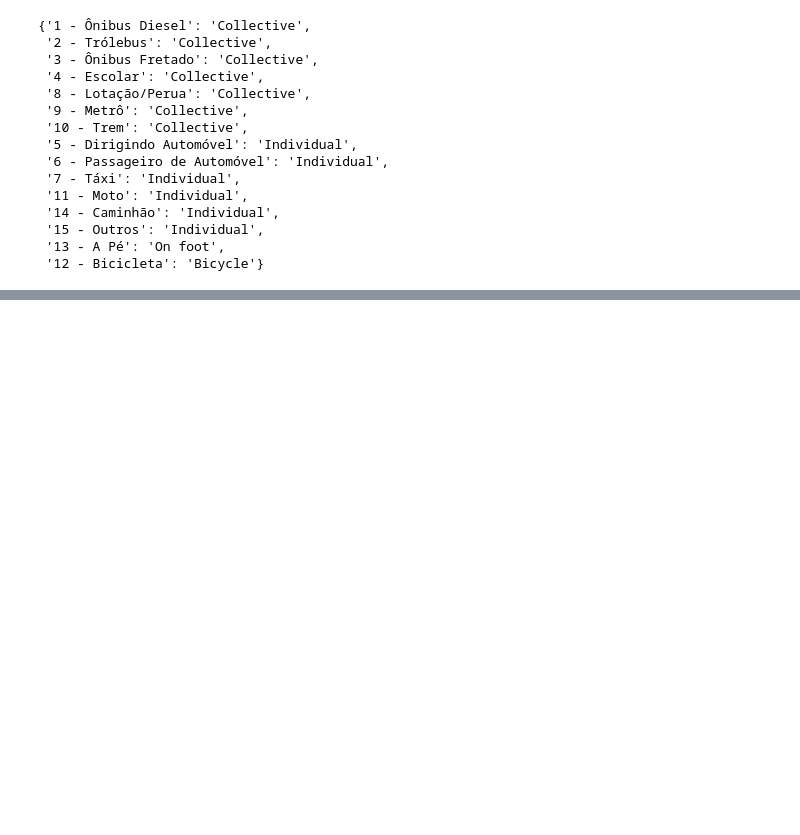
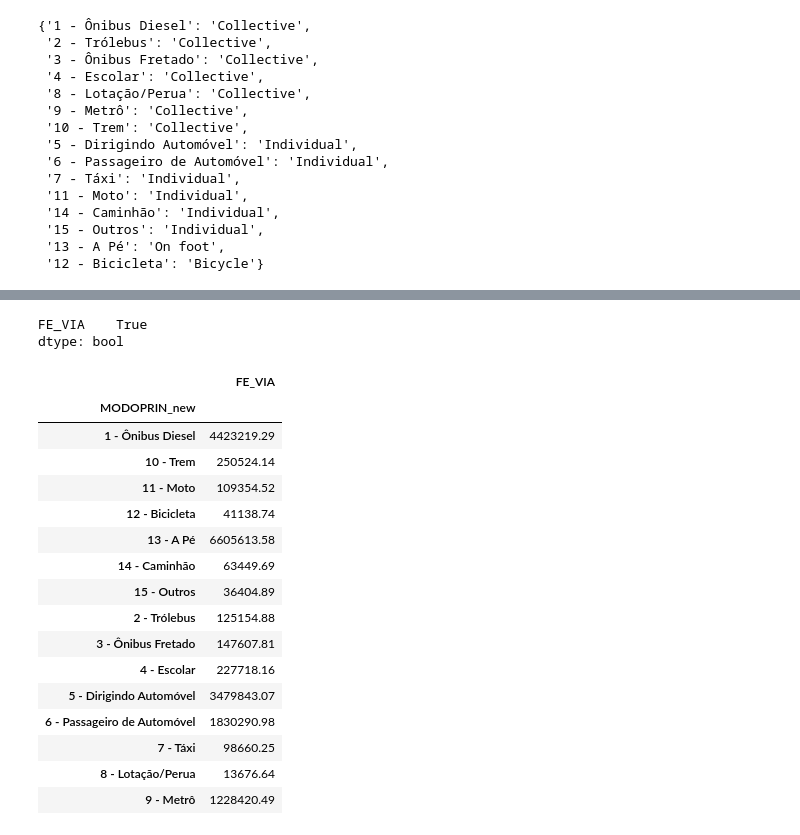
Before and after one commit to anayflima/bikesp-analysis, a Jupyter notebook: data_analysis/TravelSurvey/context_SP_1987.ipynb, the cells around one changed output, grey strips where cells are left out. Cells and saved outputs as stored; diff of their text form; code cells hidden in the pictures; blank space fills up the shorter version.

```diff
--- a/data_analysis/TravelSurvey/context_SP_1987.ipynb
+++ b/data_analysis/TravelSurvey/context_SP_1987.ipynb
@@ -241,3 +283,29 @@ data_sp = data[(data[municipality_origin_column] == 1) | (data[municipality_dest
+# %%
+df.sum() == data_sp[expansion_factor_trip].sum()
+# %% [output]
+FE_VIA    True
+dtype: bool
+# %%
+df = tsa.calculate_distribution(data_sp, extended_mode_column, expansion_factor_trip, extended_mode_index_map, normalize=False)
+df
+# %% [output]
+|  | FE_VIA |
+| MODOPRIN_new |  |
+| 1 - Ônibus Diesel | 4423219.29 |
+| 10 - Trem | 250524.14 |
+| 11 - Moto | 109354.52 |
+| 12 - Bicicleta | 41138.74 |
+| 13 - A Pé | 6605613.58 |
+| 14 - Caminhão | 63449.69 |
+| 15 - Outros | 36404.89 |
+| 2 - Trólebus | 125154.88 |
+| 3 - Ônibus Fretado | 147607.81 |
+| 4 - Escolar | 227718.16 |
+| 5 - Dirigindo Automóvel | 3479843.07 |
+| 6 - Passageiro de Automóvel | 1830290.98 |
+| 7 - Táxi | 98660.25 |
+| 8 - Lotação/Perua | 13676.64 |
+| 9 - Metrô | 1228420.49 |
 # %%
 tsa.calculate_distribution(data_sp, mode_column, expansion_factor_trip, mode_index_map)
 # %% [output]
```
Also changed, not shown: parts of 17 cells of this notebook, 4 other files.
